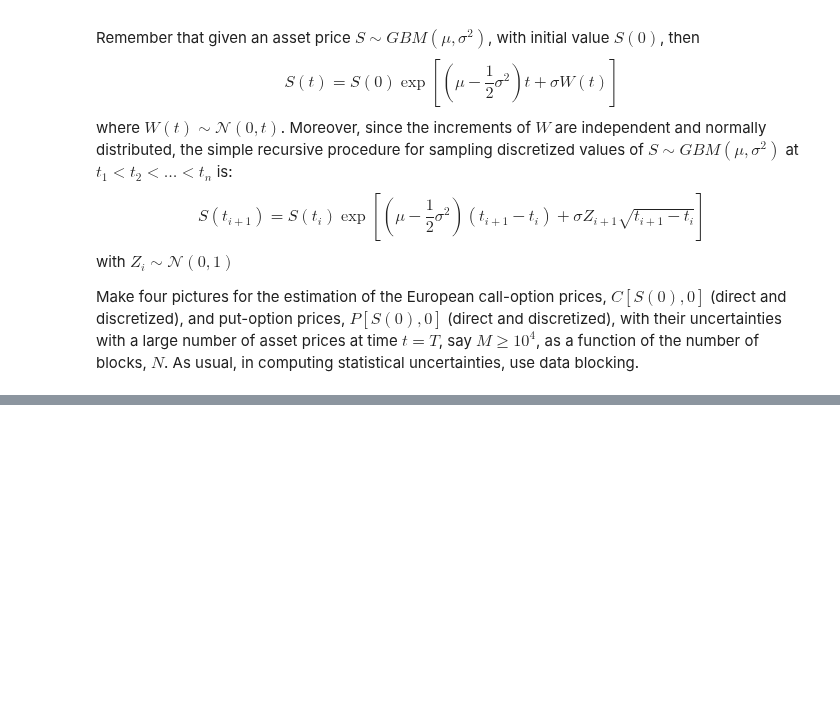
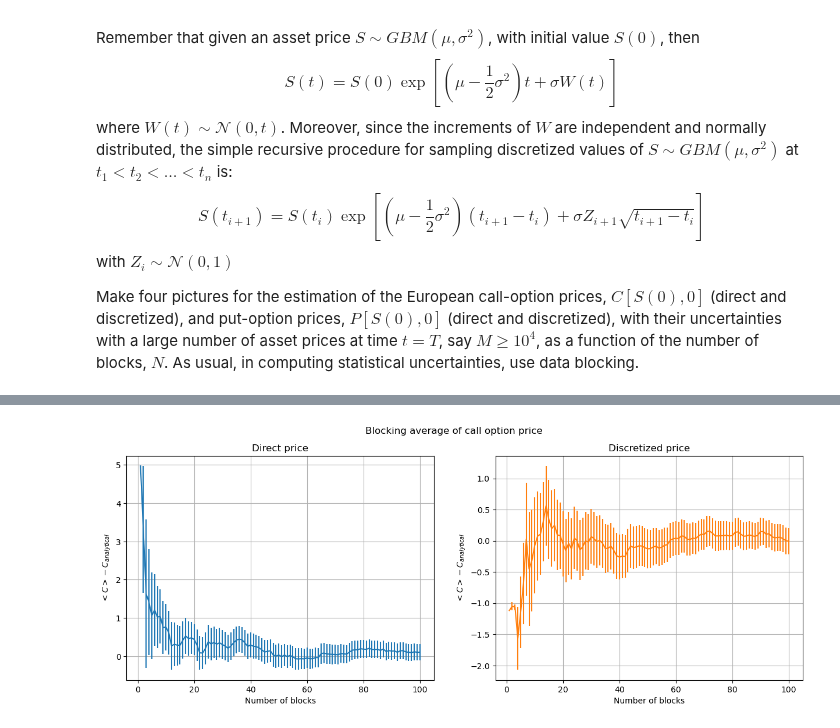
Before and after one commit to stevelonny/labsimnum, a Jupyter notebook: notebooks/exercise_03.ipynb, the cells around one changed output, grey strips where cells are left out. Saved outputs shown, nothing was run; the diff lists cells and outputs as text; code cells hidden in the pictures; blank space fills up the shorter version.

```diff
--- a/notebooks/exercise_03.ipynb
+++ b/notebooks/exercise_03.ipynb
@@ -53 +133,27 @@ Make four pictures for the estimation of the European call-option prices, $C[S(0
+# %%
+n_throws, cum_avg, block_error = np.loadtxt("../data/ex_03_call_direct.dat", unpack=True, usecols=(0,1,2))
+colour = colors[0]
+plt.figure(figsize=(15,5))
+call = 14.975790778311286
+plt.subplot(1,2,1)
+plt.errorbar(n_throws, cum_avg-call, yerr=block_error, color=colors[0])
+plt.title("Direct price")
+plt.xlabel('Number of blocks')
+plt.ylabel(r"$<C> - C_{analytical}$")
+plt.grid(True)
+
+n_throws, cum_avg, block_error = np.loadtxt("../data/ex_03_call_discrete.dat", unpack=True, usecols=(0,1,2))
+
+plt.subplot(1,2,2)
+plt.errorbar(n_throws, cum_avg-call, yerr=block_error, color=colors[1])
+plt.title("Discretized price")
+plt.xlabel('Number of blocks')
+plt.ylabel(r"$<C> - C_{analytical}$")
+plt.grid(True)
+
+plt.suptitle("Blocking average of call option price")
+
+plt.show()
+# %% [output]
+[figure, added]
 # %%
```
Also changed, not shown: parts of 5 cells of this notebook, 2 other files.
